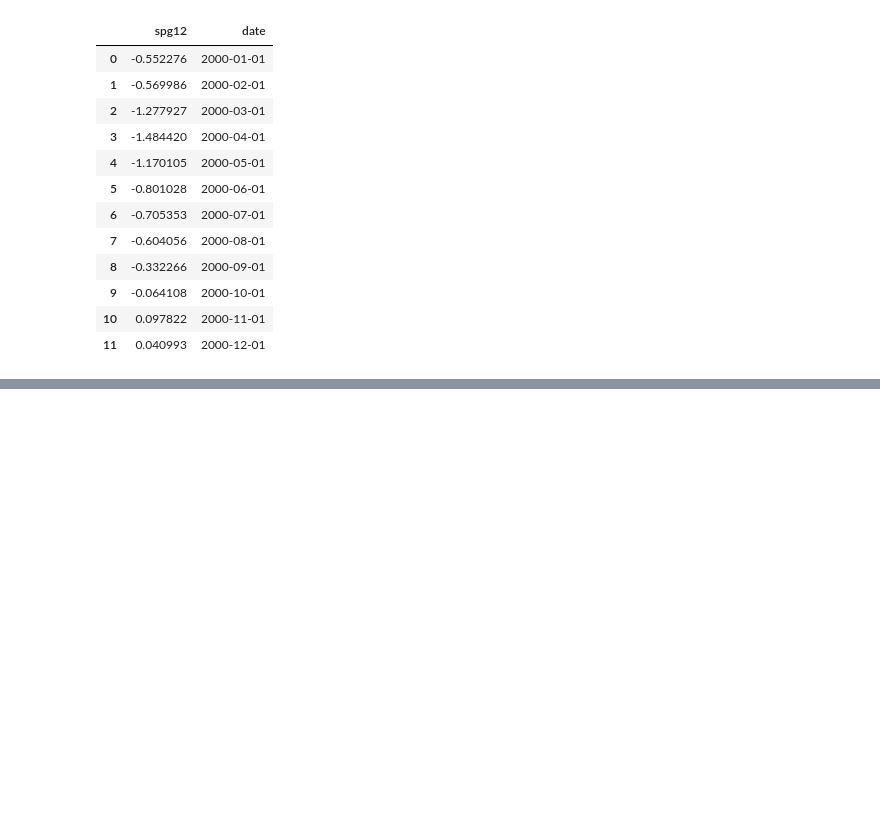
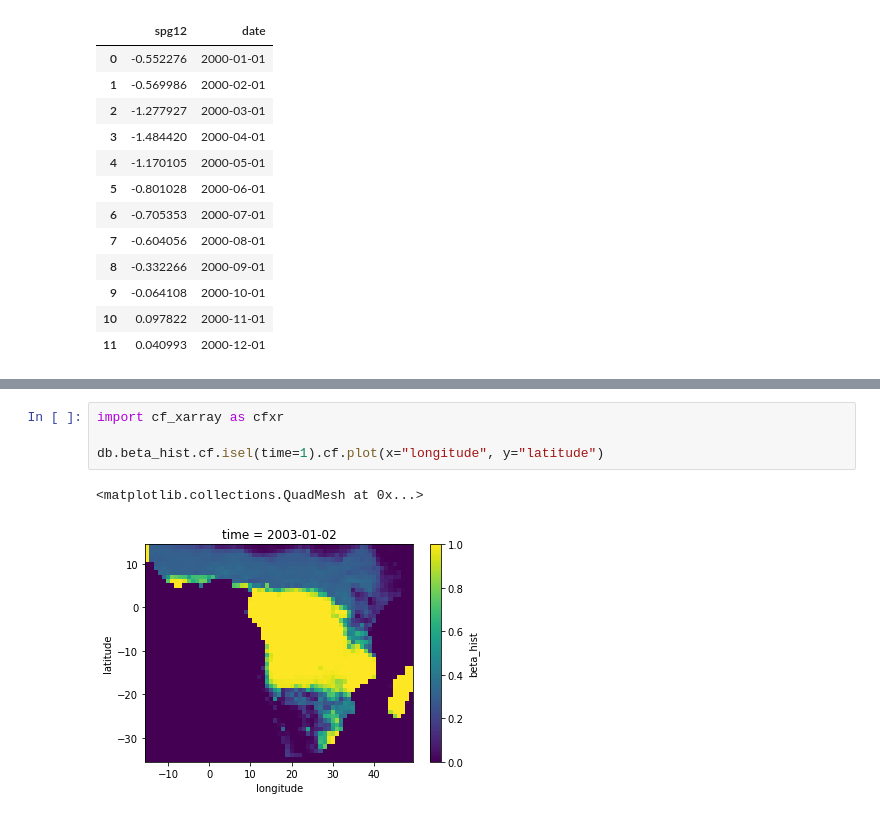
Before and after one commit to icpac-igad/ea-ibf-climada, a Jupyter notebook: drought_impact_function/data_subset_averaging.ipynb, the cells around one changed output, grey strips where cells are left out. Saved outputs shown, nothing was run; the diff lists cells and outputs as text; blank space fills up the shorter version.

```diff
--- a/drought_impact_function/data_subset_averaging.ipynb
+++ b/drought_impact_function/data_subset_averaging.ipynb
@@ -612,0 +754,7 @@ db
+# %%
+import cf_xarray as cfxr
+
+db.beta_hist.cf.isel(time=1).cf.plot(x="longitude", y="latitude")
+# %% [output]
+<matplotlib.collections.QuadMesh at 0x...>
+[figure, added]
```
Also changed, not shown: parts of 13 cells of this notebook, 4 other files.
